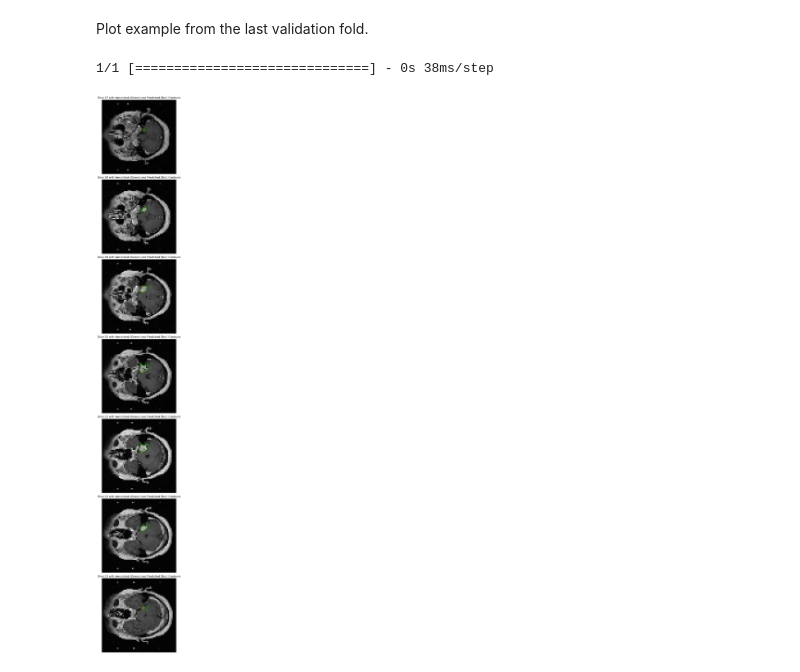
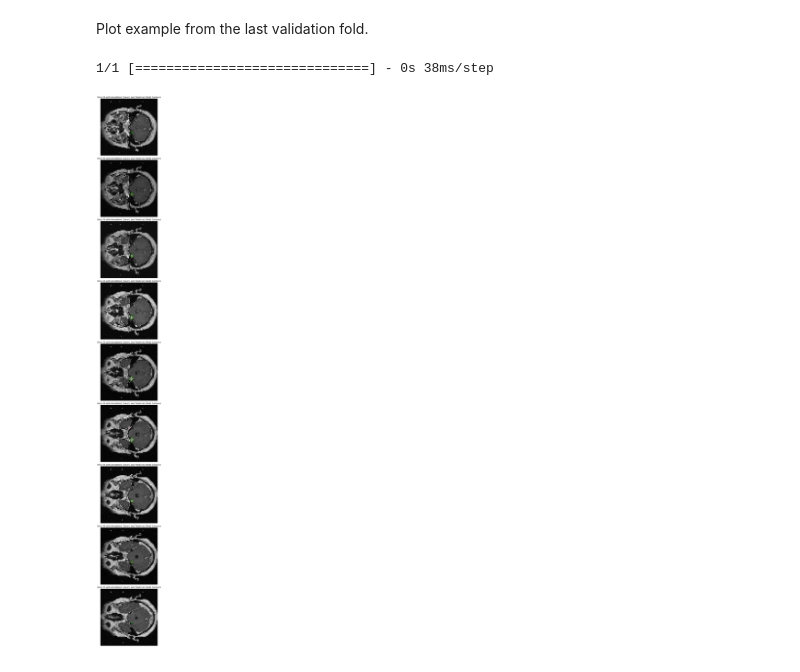
Before and after one commit to j00lie/thesis, a Jupyter notebook: train_5foldCV.ipynb, the cells around one changed output. Cells and saved outputs as stored; diff of their text form; code cells hidden in the pictures.

Commit message:
cross-validation improved

```diff
--- a/train_5foldCV.ipynb
+++ b/train_5foldCV.ipynb
@@ -210,0 +334,2 @@ Epoch 2/100
+# %%
+avg_model_history = avg_model.fit(X_train, Y_train, epochs=50, batch_size=2, validation_split=0.20, callbacks=[cb])
@@ -213,27 +355,0 @@ Evaluate the model.
-# %%
-plt.figure(figsize=(10, 10))
-colors = ["blue", "green", "red", "purple", "orange"]  # Define colors for the curves
-for i, color in enumerate(colors):
-    plt.plot(train_iou_list[i], color=color, linestyle="-")
-    plt.plot(val_iou_list[i], color=color, linestyle="--")
-
-plt.title("Model Training IoU")
-plt.ylabel("IoU")
-plt.xlabel("Epoch")
-plt.legend(
-    [
-        "Train Fold 1",
-        "Val Fold 1",
-        "Train Fold 2",
-        "Val Fold 2",
-        "Train Fold 3",
-        "Val Fold 3",
-        "Train Fold 4",
-        "Val Fold 4",
-        "Train Fold 5",
-        "Val Fold 5",
-    ],
-    loc="lower right",
-)
-
-plt.show()
@@ -259,0 +366,12 @@ print(avg_dice)
+# %%
+avg_model_dice_scores = [] # list for containing an individual test folds dice scores
+
+for i in range(X_test.shape[0]):
+    single_item = np.expand_dims(X_test[i], axis=0)
+    pred = model.predict(single_item)
+    pred_t = (pred > 0.5).squeeze()  #  remove any singleton dimensions
+    Y_test_single = Y_test[i]
+    dice_score = getScore(pred_t, Y_test_single)
+
+    avg_model_dice_scores.append(dice_score)
+print(np.mean(avg_model_dice_scores))
@@ -295,7 +453,7 @@ def plot_test_image_with_contours(index, X_test, Y_test):
     annotated_mask = Y_test[index]
 
     # Predict the mask
-    predicted_mask = model.predict(np.expand_dims(X_test[index, ...], axis=0))
+    predicted_mask = avg_model.predict(np.expand_dims(X_test[index, ...], axis=0))
     predicted_mask_t = predicted_mask > 0.5
     slice_indices = [
         i for i in range(img.shape[2]) if np.sum(annotated_mask[:, :, i]) > 0
@@ -326,9 +484,9 @@ def plot_test_image_with_contours(index, X_test, Y_test):
 # %% [markdown]
 Plot example from the last validation fold.
 # %%
-plot_test_image_with_contours(2, X_test, Y_test)
+plot_test_image_with_contours(1, X_test, Y_test)
 # %% [output]
 1/1 [==============================] - 0s 38ms/step
-[figure, old version]
+[figure, new version]
 # %%
 with pd.ExcelWriter(
```
Also changed, not shown: parts of 36 cells of this notebook, 1 other file.
